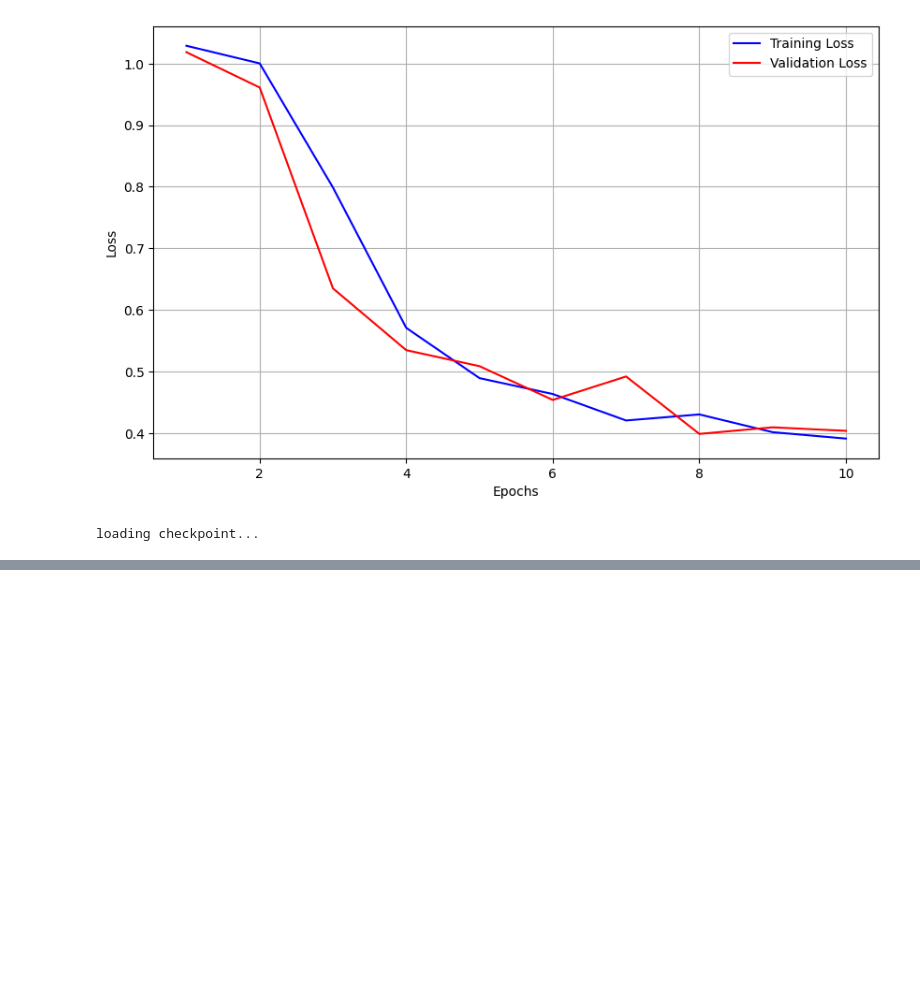
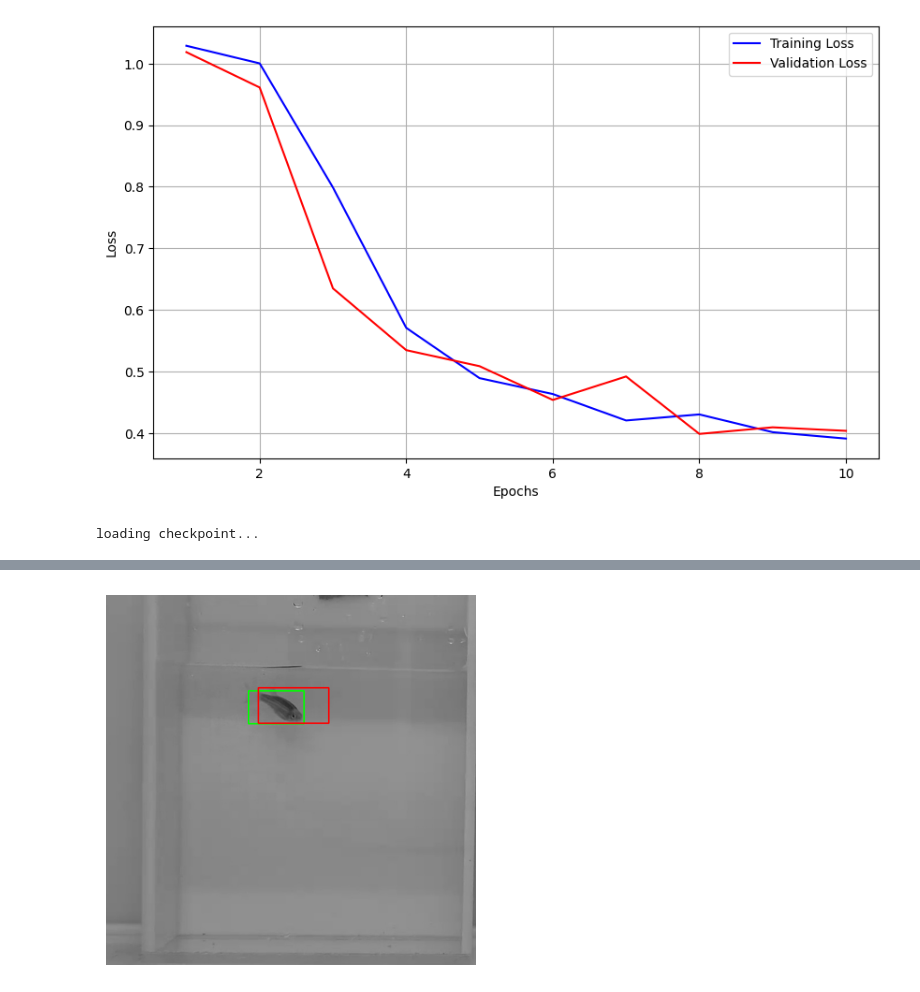
Before and after one commit to Praharsha-Himala/CAMZ, a Jupyter notebook: notebooks/2.0-chp-CNN.ipynb, the cells around one changed output, grey strips where cells are left out. Cells and saved outputs as stored; diff of their text form; code cells hidden in the pictures; blank space fills up the shorter version.

```diff
--- a/notebooks/2.0-chp-CNN.ipynb
+++ b/notebooks/2.0-chp-CNN.ipynb
@@ -239,0 +238,5 @@ visualize_prediction(image_path3, model)
+# %%
+visualize_prediction(image_path3, labels_path=r"E:\DIL\Fish_classification_ViT\data\labels",
+                     model=model)
+# %% [output]
+[figure, added]
```
Also changed, not shown: parts of 4 cells of this notebook.
